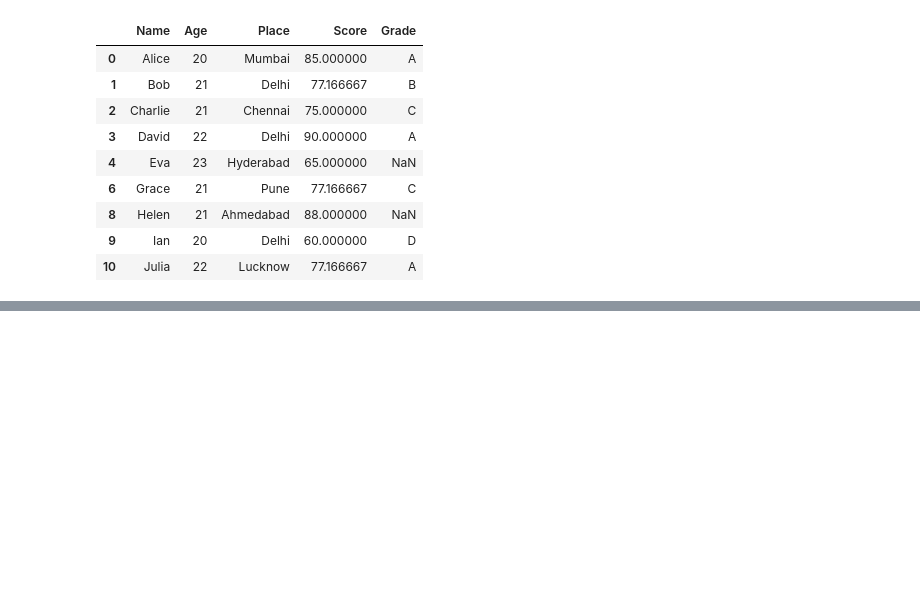
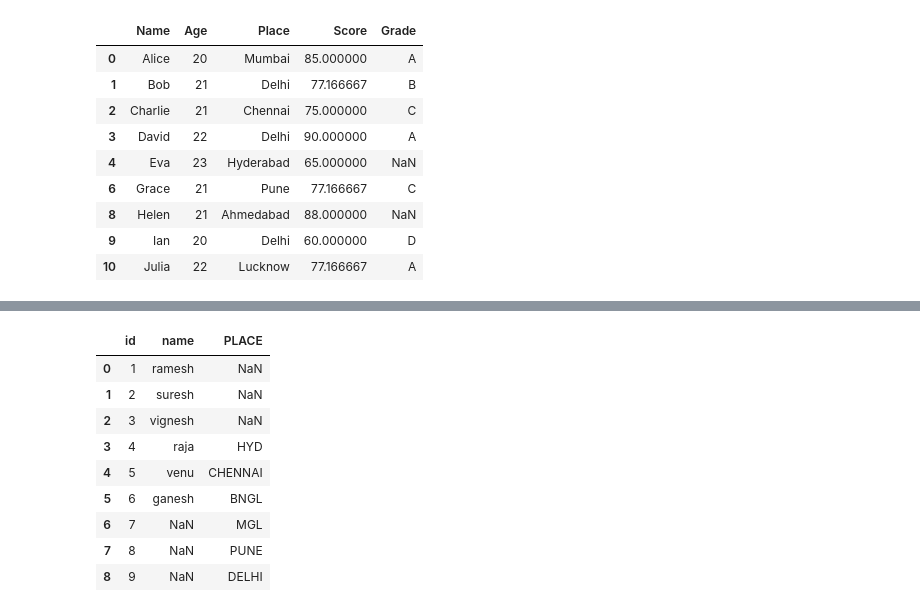
Before and after one commit to manthakiran/ML, a Jupyter notebook: pandas.ipynb, the cells around one changed output, grey strips where cells are left out. Cells and saved outputs as stored; diff of their text form; code cells hidden in the pictures; blank space fills up the shorter version.

```diff
--- a/pandas.ipynb
+++ b/pandas.ipynb
@@ -1153,0 +1197,9 @@ student_df_nan.replace(replace_dict,inplace=True)
+# %%
+data1 = { "id" : [1,2,3,4,5,6],
+          "name" : ["ramesh","suresh","vignesh","raja","venu","ganesh"]}
+
+data2 = { "id" : [4,5,6,7,8,9],
+          "PLACE" : ["HYD","CHENNAI","BNGL","MGL","PUNE","DELHI"]}
+# %%
+data1_df = pd.DataFrame(data1)
+data2_df = pd.DataFrame(data2)
@@ -1153,0 +1256,14 @@ student_df_nan.replace(replace_dict,inplace=True)
+# %%
+merged_df = pd.merge(data1_df,data2_df,on='id',how='outer')
+merged_df
+# %% [output]
+|  | id | name | PLACE |
+| 0 | 1 | ramesh | NaN |
+| 1 | 2 | suresh | NaN |
+| 2 | 3 | vignesh | NaN |
+| 3 | 4 | raja | HYD |
+| 4 | 5 | venu | CHENNAI |
+| 5 | 6 | ganesh | BNGL |
+| 6 | 7 | NaN | MGL |
+| 7 | 8 | NaN | PUNE |
+| 8 | 9 | NaN | DELHI |
```
Also changed, not shown: parts of 23 cells of this notebook.
